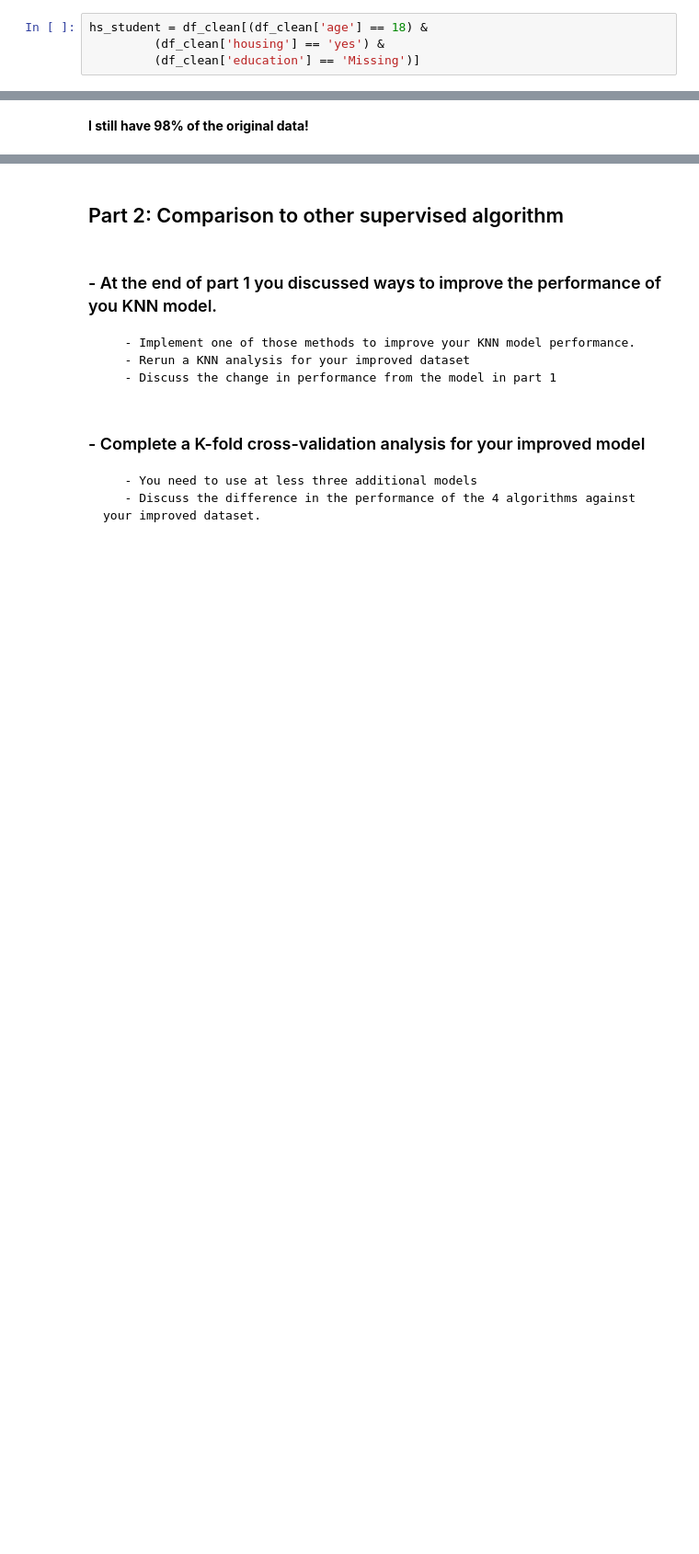
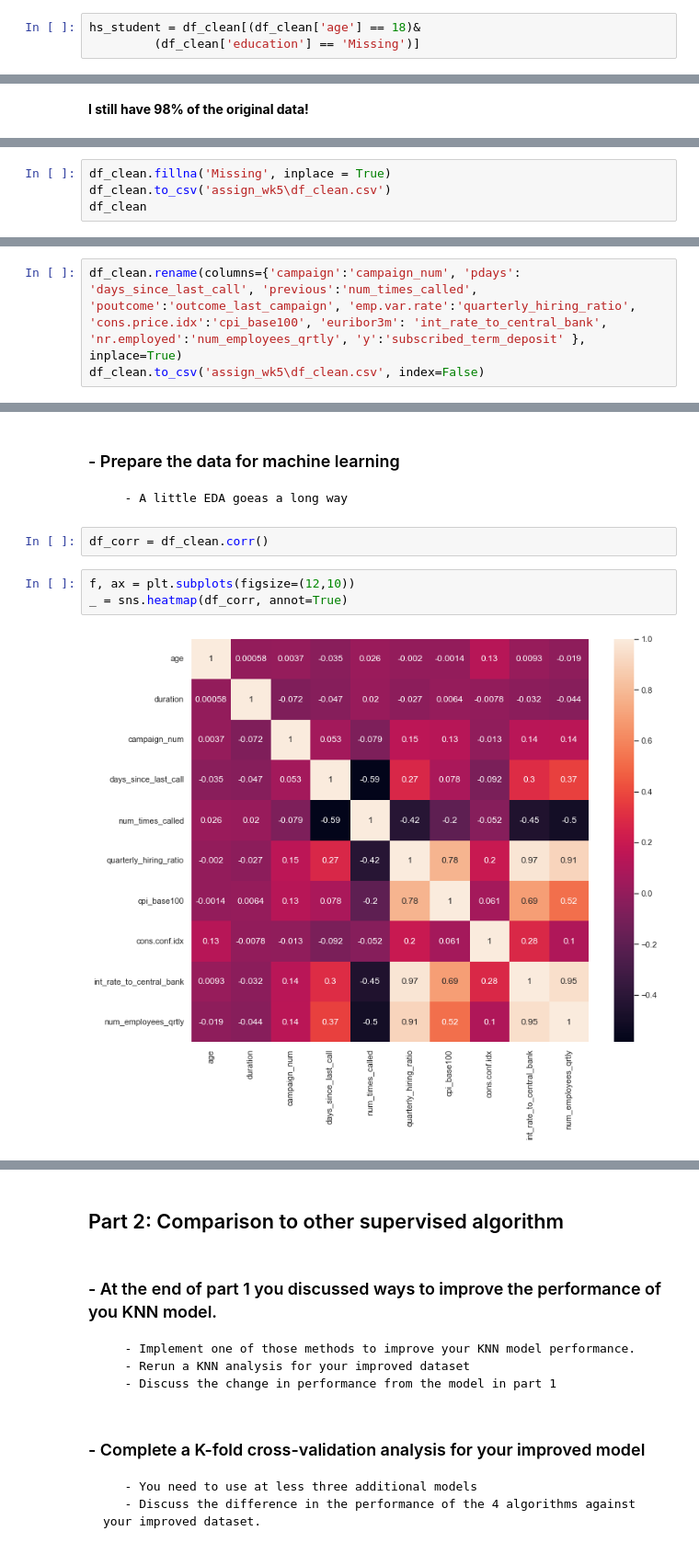
Before and after one commit to kscully-dotcom/msds650, a Jupyter notebook: week5/5_Assignment.ipynb, the cells around one changed output, grey strips where cells are left out. Shown at 92% size. Drawn from its saved outputs; the diff is of its cells as text; blank space fills up the shorter version.

```diff
--- a/week5/5_Assignment.ipynb
+++ b/week5/5_Assignment.ipynb
@@ -318,8 +265,7 @@ Missing                 1442
 illiterate                18
 Name: education, dtype: int64
 # %%
-hs_student = df_clean[(df_clean['age'] == 18) &
-         (df_clean['housing'] == 'yes') &
+hs_student = df_clean[(df_clean['age'] == 18)&
          (df_clean['education'] == 'Missing')]
 # %%
 hs_student['education'].replace({'Missing':'high.school'}, inplace=True)
@@ -372,0 +322,4 @@ len(df_clean)/len(df)
+# %%
+df_clean.fillna('Missing', inplace = True)
+df_clean.to_csv('assign_wk5\df_clean.csv')
+df_clean
@@ -372,0 +348,3 @@ len(df_clean)/len(df)
+# %%
+df_clean.rename(columns={'campaign':'campaign_num', 'pdays': 'days_since_last_call', 'previous':'num_times_called', 'poutcome':'outcome_last_campaign', 'emp.var.rate':'quarterly_hiring_ratio', 'cons.price.idx':'cpi_base100', 'euribor3m': 'int_rate_to_central_bank', 'nr.employed':'num_employees_qrtly', 'y':'subscribed_term_deposit' }, inplace=True)
+df_clean.to_csv('assign_wk5\df_clean.csv', index=False)
@@ -372,0 +367,10 @@ len(df_clean)/len(df)
+# %% [markdown]
+### - Prepare the data for machine learning
+       - A little EDA goeas a long way
+# %%
+df_corr = df_clean.corr()
+# %%
+f, ax = plt.subplots(figsize=(12,10))
+_ = sns.heatmap(df_corr, annot=True)
+# %% [output]
+[figure, added]
```
Also changed, not shown: parts of 46 cells of this notebook, 3 other files.
